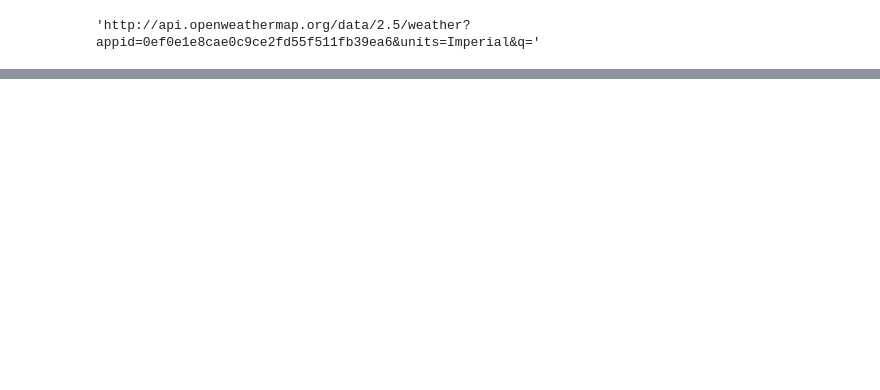
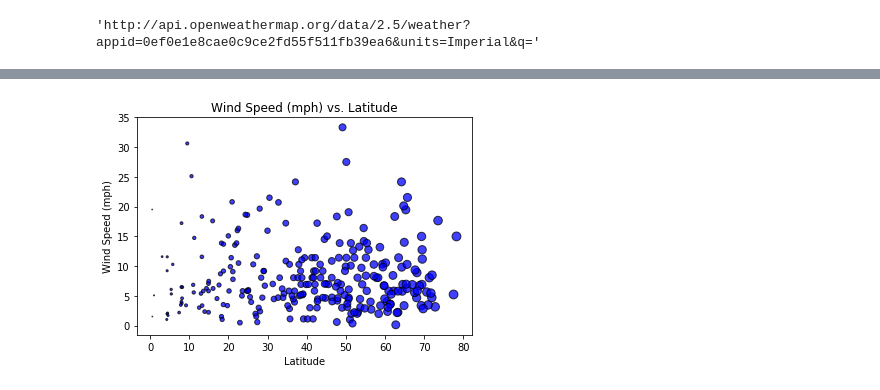
Before and after one commit to marcum531/Python_API_Homework, a Jupyter notebook: WeatherPy/WeatherPy.ipynb, the cells around one changed output, grey strips where cells are left out. Saved outputs shown, nothing was run; the diff lists cells and outputs as text; code cells hidden in the pictures; blank space fills up the shorter version.

```diff
--- a/WeatherPy/WeatherPy.ipynb
+++ b/WeatherPy/WeatherPy.ipynb
@@ -68,0 +117,9 @@ KeyError: 'coord'
+# %%
+plt.scatter(lat, wind_speed, marker='o', facecolors='blue', edgecolors='black', s=lat, alpha=0.75)
+plt.title("Wind Speed (mph) vs. Latitude")
+plt.xlabel('Latitude')
+plt.ylabel("Wind Speed (mph)")
+plt.show()
+#The scatterplot shows a weak relationship between the wind speed and latitude.
+# %% [output]
+[figure, added]
```
Also changed, not shown: parts of 5 cells of this notebook.
